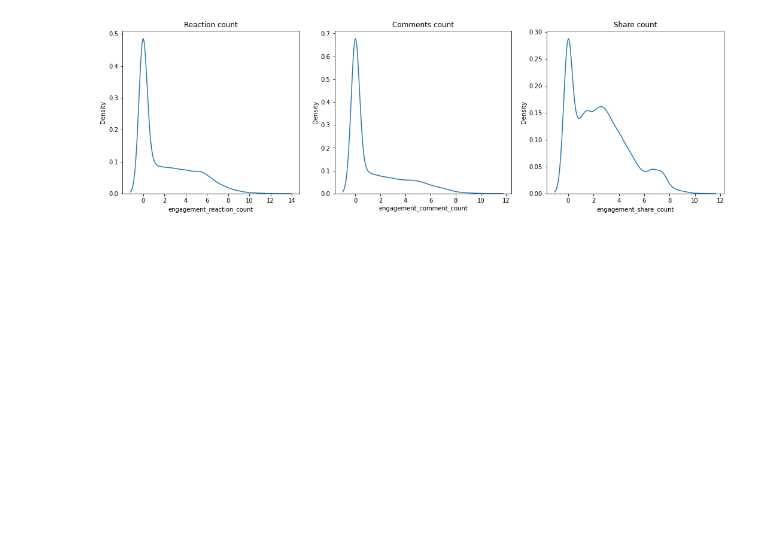
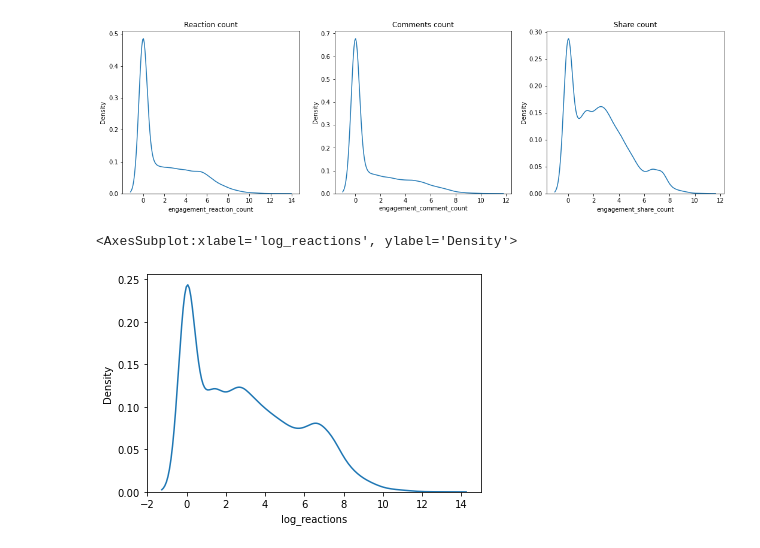
Before and after one commit to Bounty1993/Text-analysis, a Jupyter notebook: internet_news.ipynb, the cells around one changed output. Saved outputs shown, nothing was run; the diff lists cells and outputs as text; code cells hidden in the pictures; blank space fills up the shorter version.

```diff
--- a/internet_news.ipynb
+++ b/internet_news.ipynb
@@ -29,3 +29,16 @@ sns.kdeplot(np.log1p(df['engagement_share_count']), ax=ax3)
 ax3.set_title('Share count');
 # %% [output]
 [figure]
+# %%
+df['reactions'] = (df['engagement_reaction_count']
+                   + df['engagement_comment_count']
+                   + df['engagement_share_count'])
+df.drop(columns=['engagement_reaction_count',
+                 'engagement_comment_count',
+                 'engagement_share_count'],
+        inplace=True)
+df['log_reactions'] = np.log1p(df['reactions'])
+sns.kdeplot(df['log_reactions'])
+# %% [output]
+<AxesSubplot:xlabel='log_reactions', ylabel='Density'>
+[figure, added]
```
Also changed, not shown: parts of 1 cell of this notebook.
